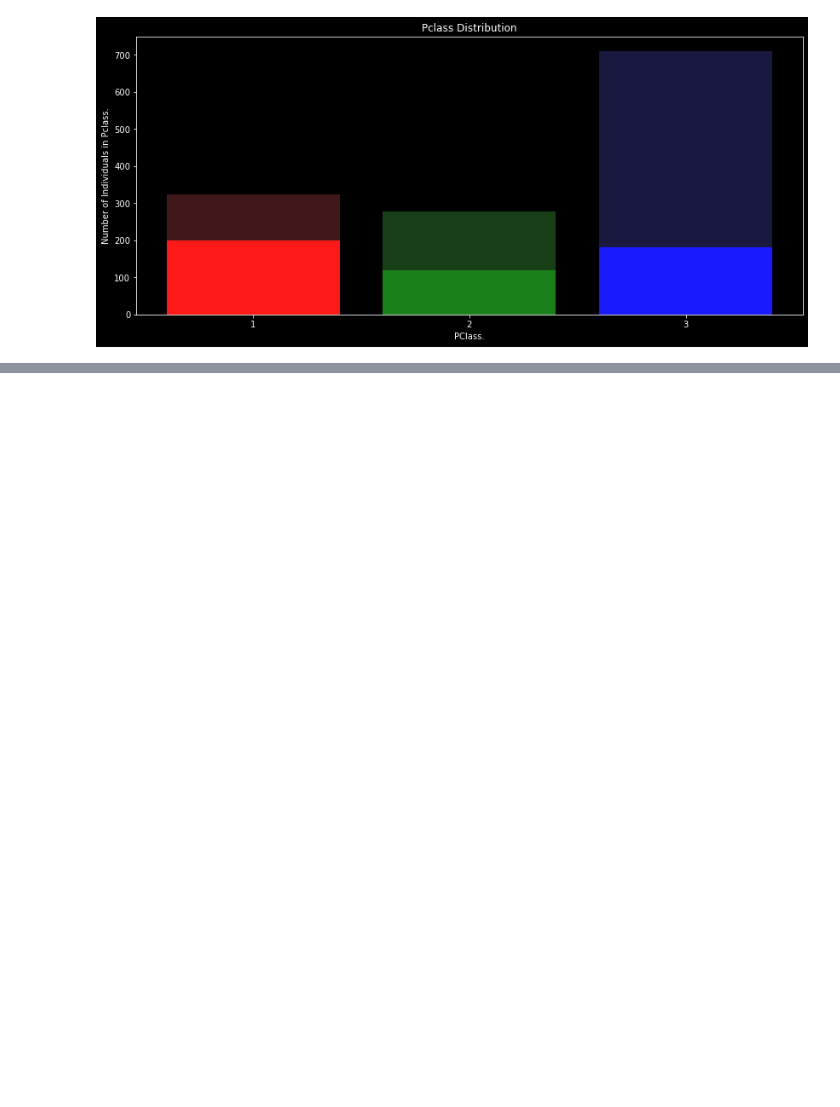
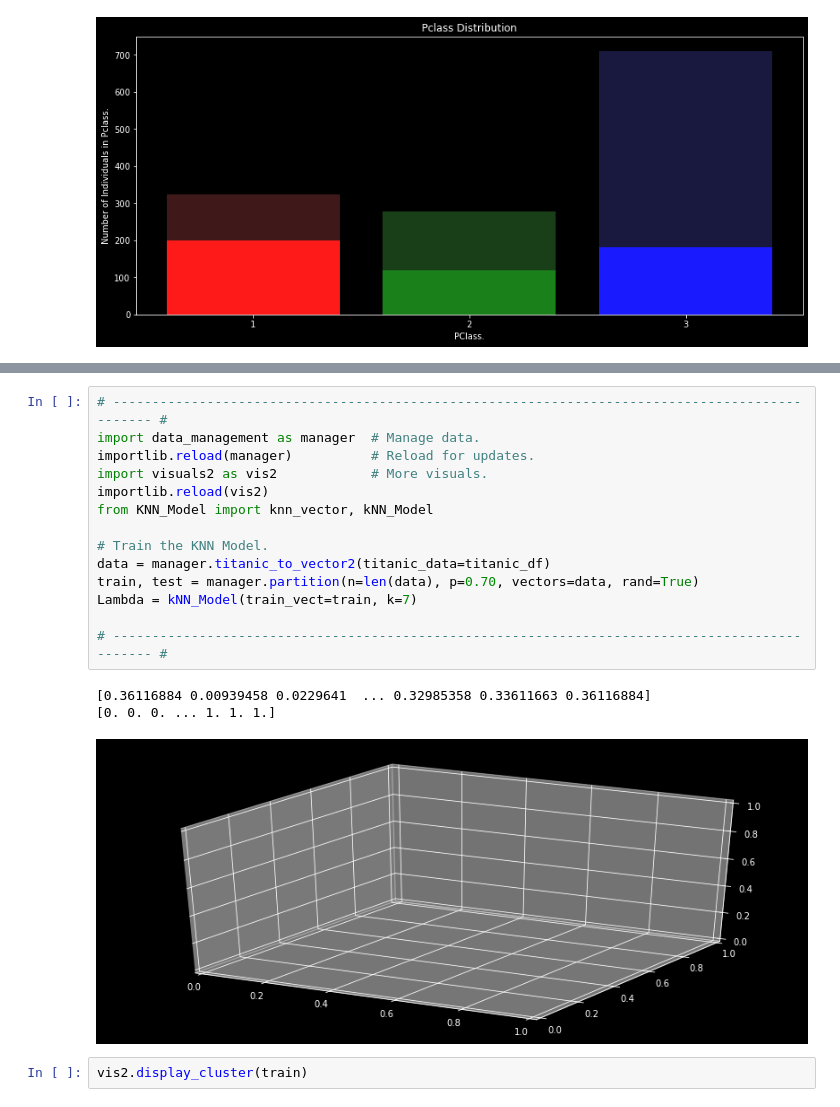
Before and after one commit to jventura1738/COSC311, a Jupyter notebook: Project_Titanic/titanic_presentation.ipynb, the cells around one changed output, grey strips where cells are left out. Cells and saved outputs as stored; diff of their text form; blank space fills up the shorter version.

```diff
--- a/Project_Titanic/titanic_presentation.ipynb
+++ b/Project_Titanic/titanic_presentation.ipynb
@@ -61,0 +76,20 @@ TypeError: get_sex_distributions() missing 1 required positional argument: 'tita
+# %%
+# ----------------------------------------------------------------------------------------------- #
+import data_management as manager  # Manage data.
+importlib.reload(manager)          # Reload for updates.
+import visuals2 as vis2            # More visuals.
+importlib.reload(vis2)
+from KNN_Model import knn_vector, kNN_Model
+
+# Train the KNN Model.
+data = manager.titanic_to_vector2(titanic_data=titanic_df)
+train, test = manager.partition(n=len(data), p=0.70, vectors=data, rand=True)
+Lambda = kNN_Model(train_vect=train, k=7)
+
+# ----------------------------------------------------------------------------------------------- #
+# %% [output]
+[0.36116884 0.00939458 0.0229641  ... 0.32985358 0.33611663 0.36116884]
+[0. 0. 0. ... 1. 1. 1.]
+[figure, added]
+# %%
+vis2.display_cluster(train)
```
Also changed, not shown: parts of 4 cells of this notebook, 3 other files.
